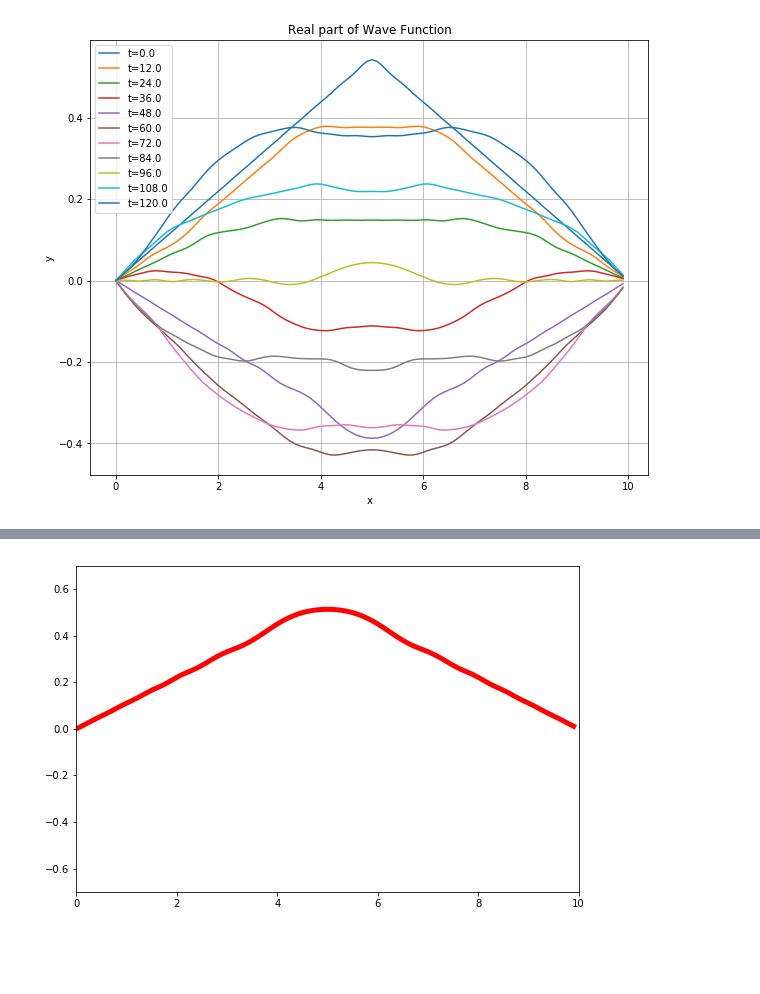
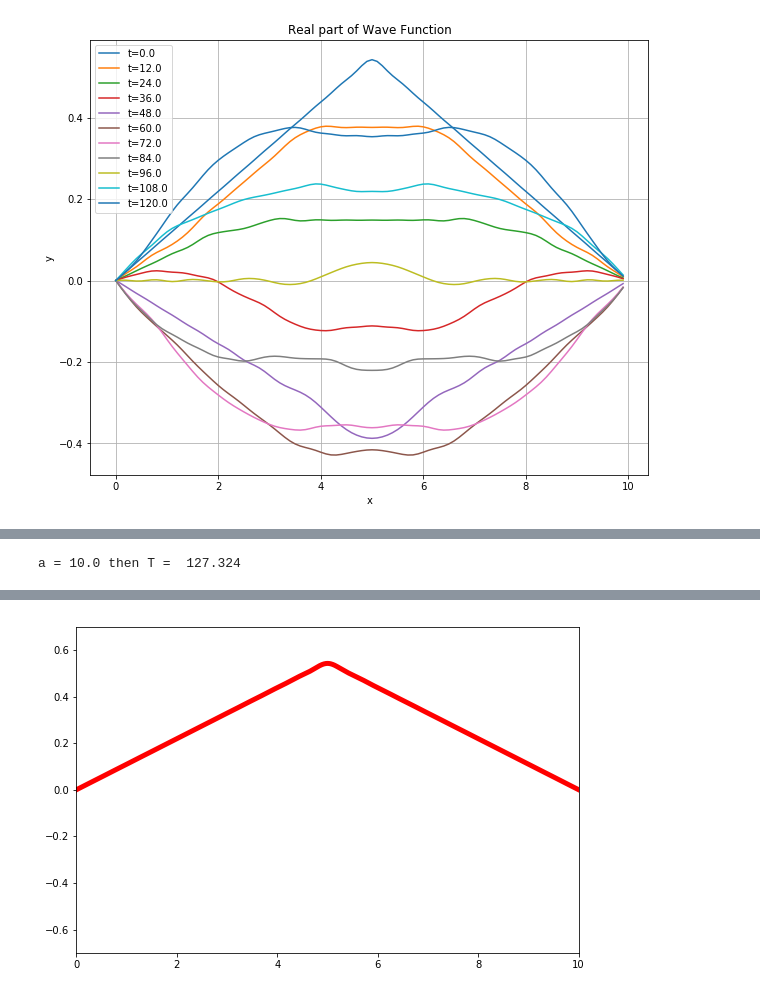
Before and after one commit to mholtrop/QMPython, a Jupyter notebook: Infinite_Square_Well_Solutions.ipynb, the cells around one changed output, grey strips where cells are left out. Drawn from its saved outputs; the diff is of its cells as text; code cells hidden in the pictures; blank space fills up the shorter version.

Commit message:
Update the Inf well, introduce T

```diff
--- a/Infinite_Square_Well_Solutions.ipynb
+++ b/Infinite_Square_Well_Solutions.ipynb
@@ -85,9 +87,10 @@ We next define our $\psi_n(x)$ function, which is fairly straight forward:
 def psi_n(x,n,a):
     return(np.sqrt(2./a)*np.sin(n*x*np.pi/a))
 # %%
-def f(x,a):
-    norm = 1./np.sqrt(2)
-    return(norm*(psi_n(x,1,a)+psi_n(x,2,a)))
+# Here is an alternate initial function, which gives nice oscillatory behavious, see HW2
+# def f(x,a):
+#    norm = 1./np.sqrt(2)
+#    return(norm*(psi_n(x,1,a)+psi_n(x,2,a)))
 # %%
 fig0=plt.figure(figsize=(10,8))
 x_r = np.arange(0,10,0.01)
@@ -109,6 +112,6 @@ Because it is quite slow to do this integration each time, we can pre-compute th
 # %%
 Nmax=40 # cutoff for the c_n series. Higher = slower, more accurate
-a_l = 10 # Width of the well
+a_l = 10. # Width of the well
 a_step = 10./100. # How big is the step in x, smaller is more accurate.
 nl = np.array(range(Nmax))
 cx = np.array([c(n,a_l) for n in nl])
@@ -141,7 +144,7 @@ fig1 = plt.figure(figsize=(10,8))
 x_r = np.arange(0,a_l,.1)
 plts=[]
 for t in np.arange(0.,128.,12.):
-    y_p = [np.real(psi_f(x,t,10.)) for x in x_r]
+    y_p = [np.real(psi_f(x,t,a_l)) for x in x_r]
     pp=plt.plot(x_r,y_p,label="t={}".format(t))
     plt.legend()
     plt.title("Real part of Wave Function")
@@ -159,30 +168,35 @@ Turns out that this is not difficult to do in Python, and even in a Python noteb
+# %%
+print "a = {:4.1f} then T = {:8.3f}".format(a_l,4*a_l**2/np.pi)
+# %% [output]
+a = 10.0 then T =  127.324
 # %%
 import matplotlib.animation as animation
 # from   matplotlib import rc
 from IPython.display import HTML
-
+T = 4*a_l**2/np.pi
 fig = plt.figure(figsize=(9,6))              # Setup the figure
 ax = plt.axes(xlim=[0,a_l],ylim=[-0.7,0.7])  # Setup the axes.
 # Next we define the line to plot, line width = 5, color="red".
 line, = ax.plot(x_r,np.zeros(len(x_r)),lw=5,color="red")
 def animate(t):                              # Update the line for t.
-    y_p = [np.real(psi_f(x,t,10.)) for x in x_r] # Compute the data.
+    y_p = [np.real(psi_f(x,t,a_l)) for x in x_r] # Compute the data.
     line.set_data(x_r,y_p)                   # Set the data in the line
-    line.set_color((t/128.,1.-t/128.,0))     # Animate the color with t.
+    line.set_color((t/T,1.-t/T,0))     # Animate the color with t.
     return (line,)                             # return the line as tuple (line,)
 
 def init():
     line.set_data([],[])                     # Just a blank line.
     return (line,)
 
 # Next we call the animation function. This does all the work, but
 # in a Jupyter notebook, it won't be visibly moving.
-ani = animation.FuncAnimation(fig, animate, np.arange(0.,128.,1.), init_func=init,
+# We animate 100 frames from 0 to T and then repeat.
+ani = animation.FuncAnimation(fig, animate, np.linspace(0.,T,100), init_func=init,
                               interval=100, blit=True)
 HTML(ani.to_html5_video()) # This says: embed the animation as a video.
 # %% [output]
 [interactive output not drawn]
-[figure, old version]
+[figure, new version]
 # %%
 plt.figure(figsize=(10,8))
 x_r = np.arange(0,10,0.01)
```
Also changed, not shown: parts of 5 cells of this notebook, 1 other file.
